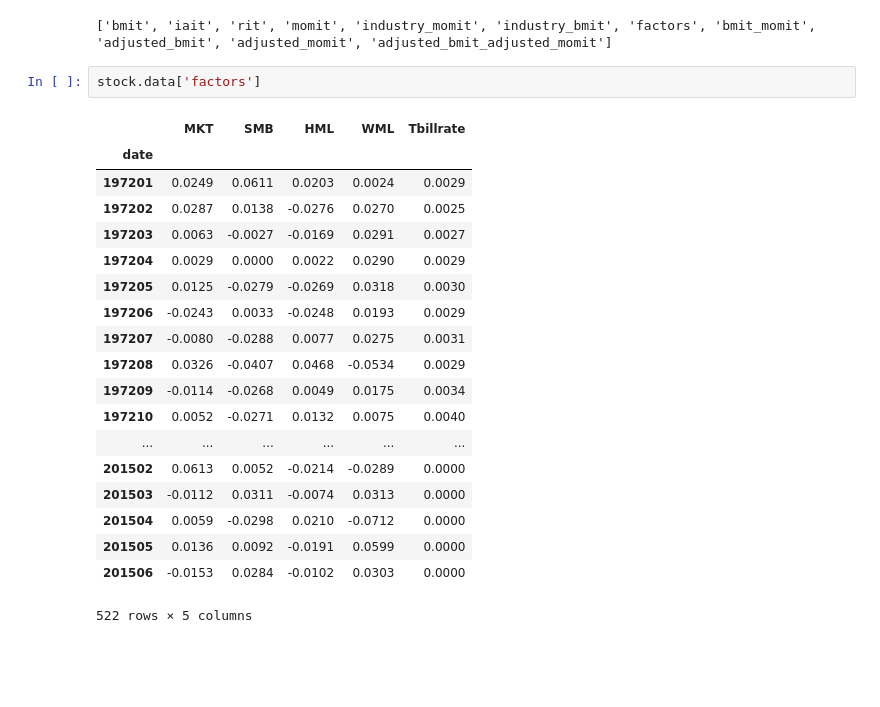
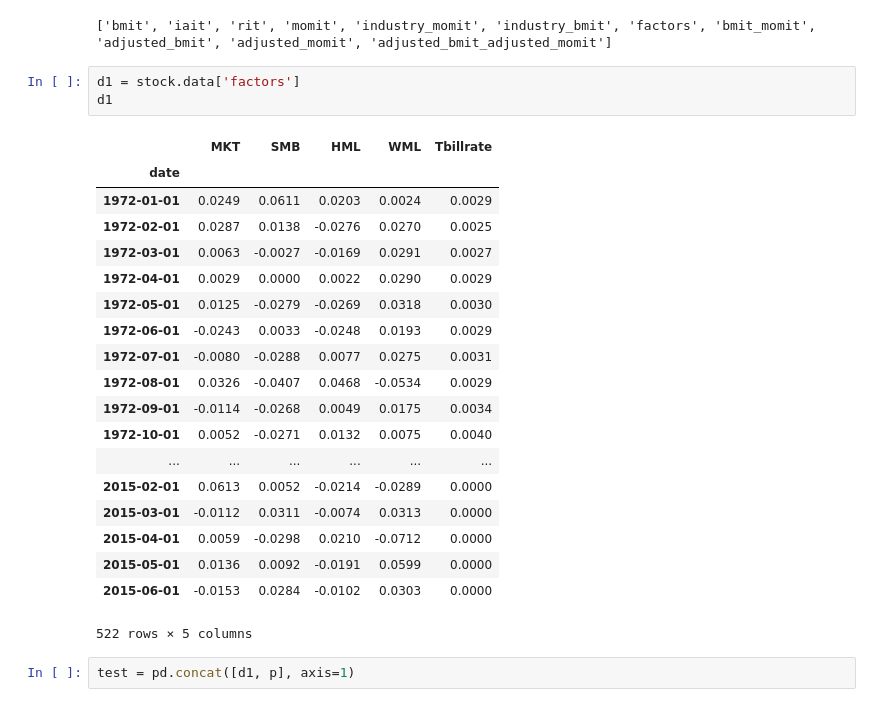
Before and after one commit to JakartaLaw/ASMA, a Jupyter notebook: ass2/Part1.ipynb, the cells around one changed output. Drawn from its saved outputs; the diff is of its cells as text; blank space fills up the shorter version.

Commit message:
begun on four factor model

```diff
--- a/ass2/Part1.ipynb
+++ b/ass2/Part1.ipynb
@@ -127,24 +127,27 @@ stock
 # %% [output]
 ['bmit', 'iait', 'rit', 'momit', 'industry_momit', 'industry_bmit', 'factors', 'bmit_momit', 'adjusted_bmit', 'adjusted_momit', 'adjusted_bmit_adjusted_momit']
 # %%
-stock.data['factors']
+d1 = stock.data['factors']
+d1
 # %% [output]
 |  | MKT | SMB | HML | WML | Tbillrate |
 | date |  |  |  |  |  |
-| 197201 | 0.0249 | 0.0611 | 0.0203 | 0.0024 | 0.0029 |
-| 197202 | 0.0287 | 0.0138 | -0.0276 | 0.0270 | 0.0025 |
-| 197203 | 0.0063 | -0.0027 | -0.0169 | 0.0291 | 0.0027 |
-| 197204 | 0.0029 | 0.0000 | 0.0022 | 0.0290 | 0.0029 |
-| 197205 | 0.0125 | -0.0279 | -0.0269 | 0.0318 | 0.0030 |
-| 197206 | -0.0243 | 0.0033 | -0.0248 | 0.0193 | 0.0029 |
-| 197207 | -0.0080 | -0.0288 | 0.0077 | 0.0275 | 0.0031 |
-| 197208 | 0.0326 | -0.0407 | 0.0468 | -0.0534 | 0.0029 |
-| 197209 | -0.0114 | -0.0268 | 0.0049 | 0.0175 | 0.0034 |
-| 197210 | 0.0052 | -0.0271 | 0.0132 | 0.0075 | 0.0040 |
+| 1972-01-01 | 0.0249 | 0.0611 | 0.0203 | 0.0024 | 0.0029 |
+| 1972-02-01 | 0.0287 | 0.0138 | -0.0276 | 0.0270 | 0.0025 |
+| 1972-03-01 | 0.0063 | -0.0027 | -0.0169 | 0.0291 | 0.0027 |
+| 1972-04-01 | 0.0029 | 0.0000 | 0.0022 | 0.0290 | 0.0029 |
+| 1972-05-01 | 0.0125 | -0.0279 | -0.0269 | 0.0318 | 0.0030 |
+| 1972-06-01 | -0.0243 | 0.0033 | -0.0248 | 0.0193 | 0.0029 |
+| 1972-07-01 | -0.0080 | -0.0288 | 0.0077 | 0.0275 | 0.0031 |
+| 1972-08-01 | 0.0326 | -0.0407 | 0.0468 | -0.0534 | 0.0029 |
+| 1972-09-01 | -0.0114 | -0.0268 | 0.0049 | 0.0175 | 0.0034 |
+| 1972-10-01 | 0.0052 | -0.0271 | 0.0132 | 0.0075 | 0.0040 |
 | ... | ... | ... | ... | ... | ... |
-| 201502 | 0.0613 | 0.0052 | -0.0214 | -0.0289 | 0.0000 |
-| 201503 | -0.0112 | 0.0311 | -0.0074 | 0.0313 | 0.0000 |
-| 201504 | 0.0059 | -0.0298 | 0.0210 | -0.0712 | 0.0000 |
-| 201505 | 0.0136 | 0.0092 | -0.0191 | 0.0599 | 0.0000 |
-| 201506 | -0.0153 | 0.0284 | -0.0102 | 0.0303 | 0.0000 |
+| 2015-02-01 | 0.0613 | 0.0052 | -0.0214 | -0.0289 | 0.0000 |
+| 2015-03-01 | -0.0112 | 0.0311 | -0.0074 | 0.0313 | 0.0000 |
+| 2015-04-01 | 0.0059 | -0.0298 | 0.0210 | -0.0712 | 0.0000 |
+| 2015-05-01 | 0.0136 | 0.0092 | -0.0191 | 0.0599 | 0.0000 |
+| 2015-06-01 | -0.0153 | 0.0284 | -0.0102 | 0.0303 | 0.0000 |
 522 rows × 5 columns
+# %%
+test = pd.concat([d1, p], axis=1)
```
Also changed, not shown: parts of 2 cells of this notebook, 2 other files.
